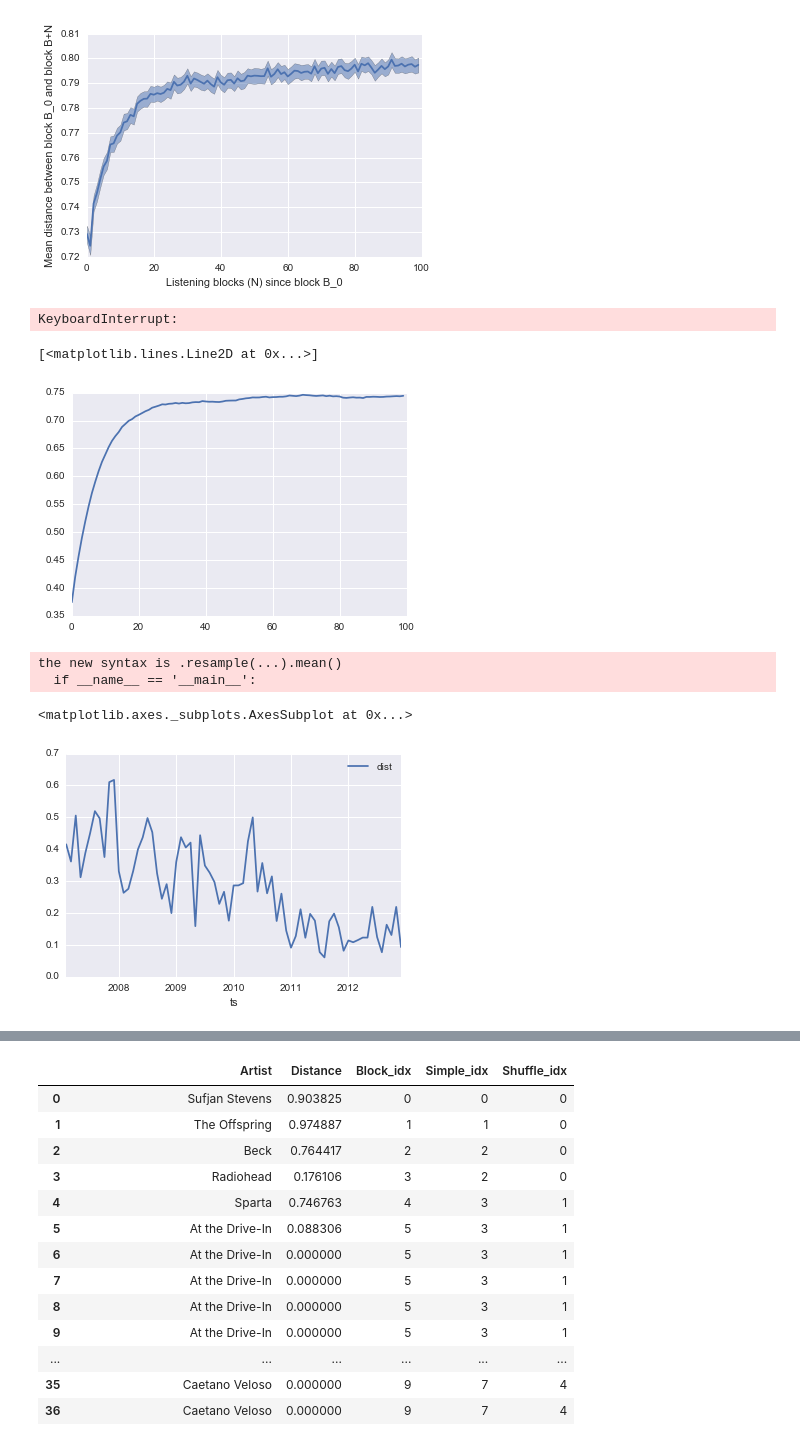
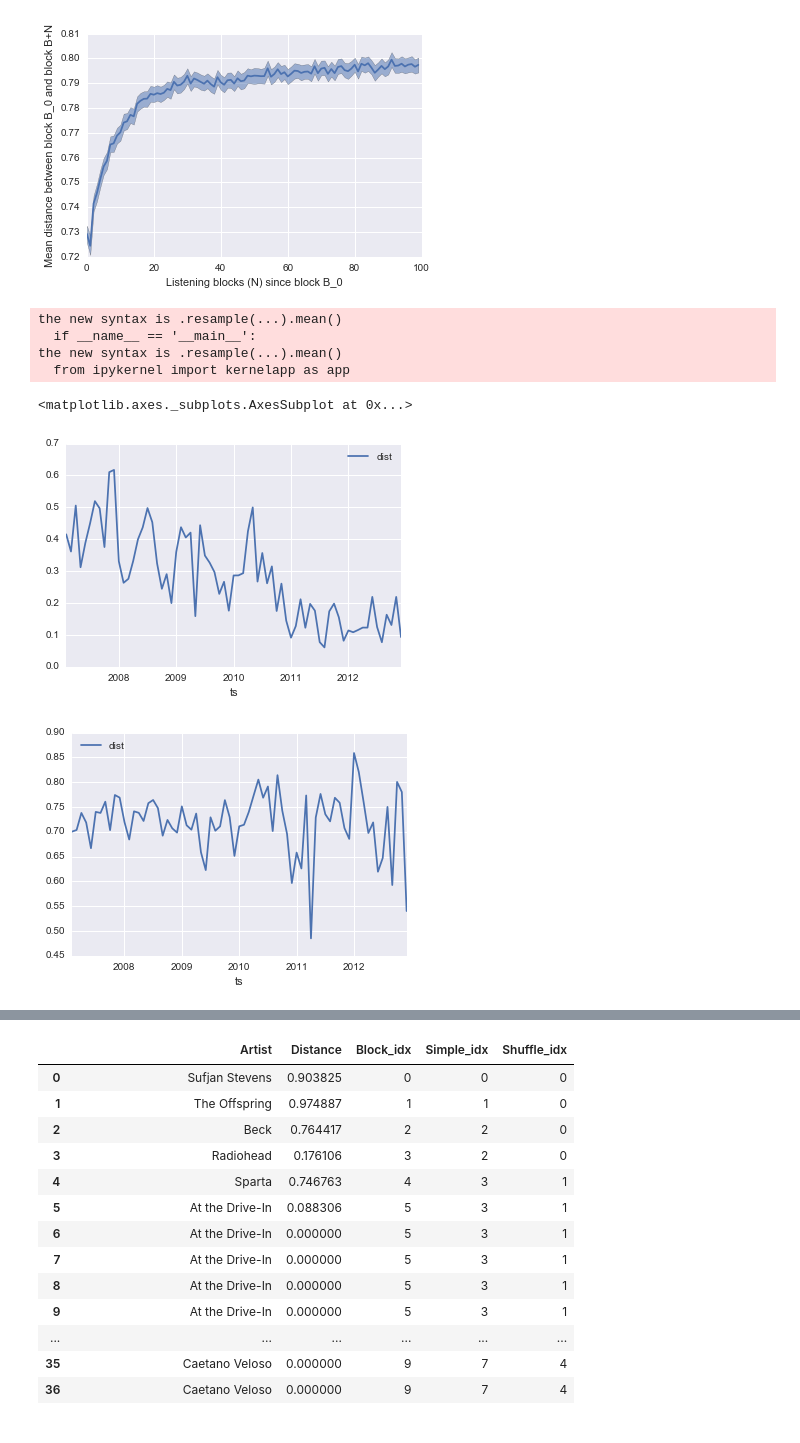
Before and after one commit to jlorince/MusicForaging, a Jupyter notebook: notebooks/my_listening.ipynb, the cells around one changed output, grey strips where cells are left out. Drawn from its saved outputs; the diff is of its cells as text; code cells hidden in the pictures.

```diff
--- a/notebooks/my_listening.ipynb
+++ b/notebooks/my_listening.ipynb
@@ -96,6 +96,7 @@ def pres_format(input_df):
 # %%
 # All pre-formatting of data
 new = me.copy()
+new['artist_idx'] = new['artist_id'].apply(lambda x: artist_idx.get(artist_ids.get(x)))
 new['before'] = new.shift(1)['artist_id']
 new['td'] = new['ts']-new.shift(1)['ts']
 new['td'] = new['td'].astype(int) / 10**9
@@ -394,27 +360,14 @@ ax.set_ylabel('Mean distance between block B_0 and block B+N')
 # %% [output]
 <matplotlib.text.Text at 0x...>
 [figure]
-# %%
-result = []
-for i in xrange(len(test)-100):
-    first = test['artist_id'].iloc[i]
-    result.append(np.array(test['artist_id'][i+1:i+101].apply(lambda val: calc_sim(val,first))))
-# %% [output]
-KeyboardInterrupt:
-# %%
-result_arr = np.vstack(result)
-fig,ax = plt.subplots(1,1)
-ax.plot(np.nanmean(result_arr,0))
-#ax.fill_between(xrange(100),ci_lower,ci_upper,alpha=0.5)
-#ax.set_xlabel('Listening blocks (N) since block B_0')
-#ax.set_ylabel('Mean distance between block B_0 and block B+N')
-# %% [output]
-[<matplotlib.lines.Line2D at 0x...>]
-[figure, removed]
 # %%
-new[['ts','dist']].set_index('ts').resample('M',how='mean').plot()
+test[['ts','dist']].set_index('ts').resample('M',how='mean').plot()
+test.groupby('block').first()[['ts','dist']].set_index('ts').resample('M',how='mean').plot()
 # %% [output]
 the new syntax is .resample(...).mean()
   if __name__ == '__main__':
+the new syntax is .resample(...).mean()
+  from ipykernel import kernelapp as app
 <matplotlib.axes._subplots.AxesSubplot at 0x...>
 [figure]
+[figure, added]
```
Also changed, not shown: parts of 14 cells of this notebook, 3 other files.
